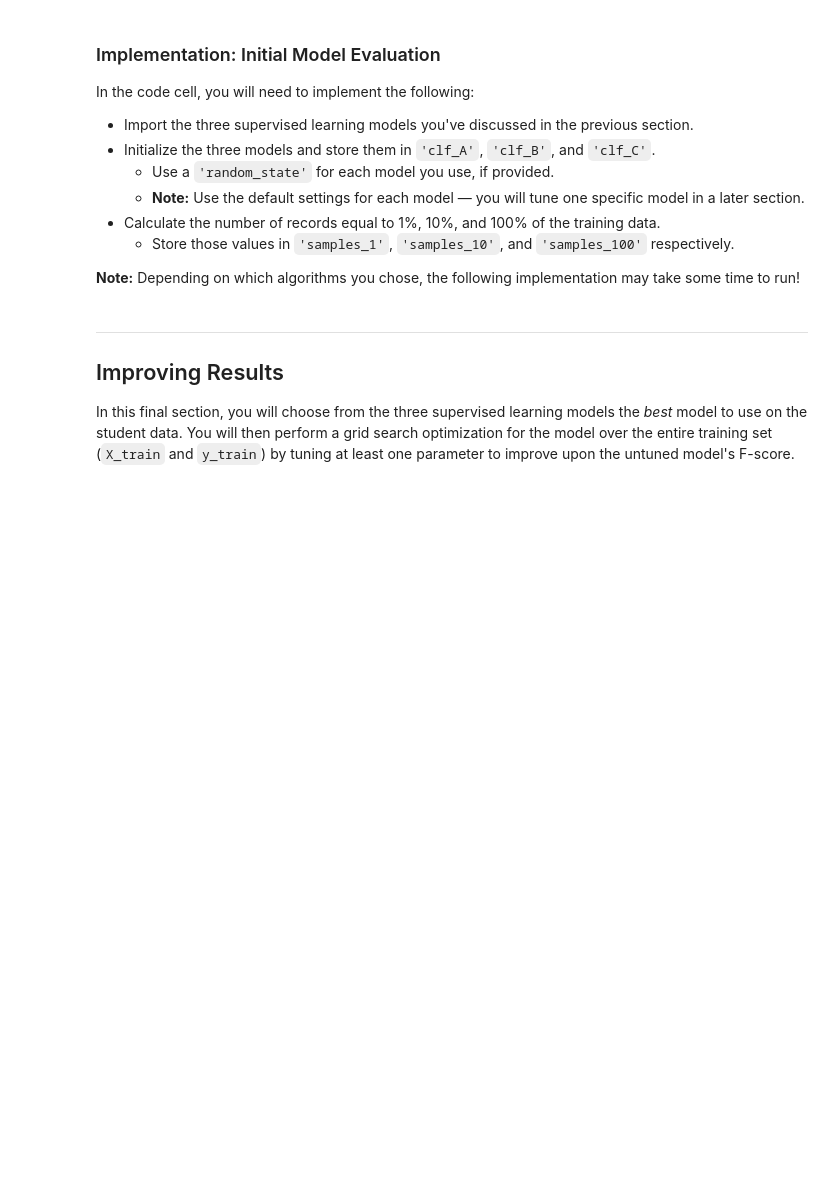
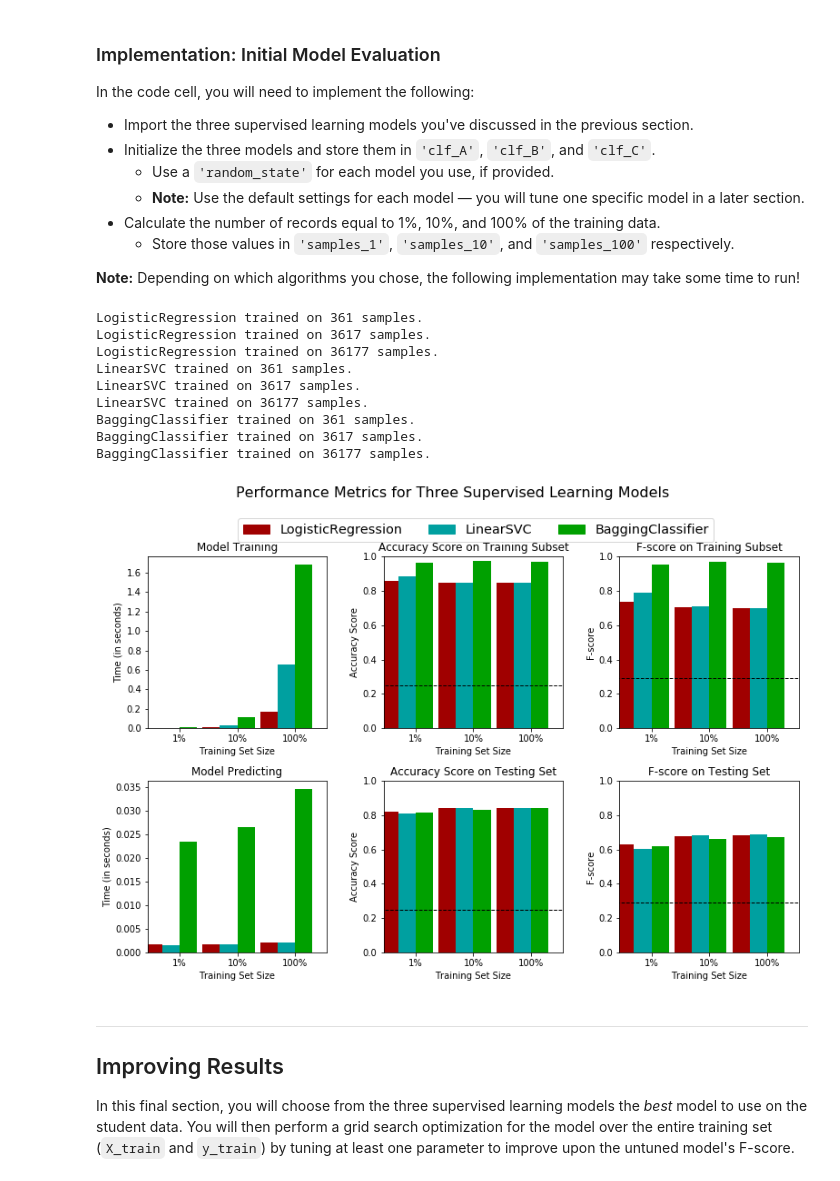
Before and after one commit to kbobrowski/machine-learning, a Jupyter notebook: projects/finding_donors/finding_donors.ipynb, the cells around one changed output. Saved outputs shown, nothing was run; the diff lists cells and outputs as text; code cells hidden in the pictures; blank space fills up the shorter version.

```diff
--- a/projects/finding_donors/finding_donors.ipynb
+++ b/projects/finding_donors/finding_donors.ipynb
@@ -295,6 +312,8 @@ In the code block below, you will need to implement the following:
    - Make sure that you set the `beta` parameter!
 # %%
 # TODO: Import two metrics from sklearn - fbeta_score and accuracy_score
+from sklearn.metrics import fbeta_score, accuracy_score
+from sklearn.utils import multiclass
 
 def train_predict(learner, sample_size, X_train, y_train, X_test, y_test):
     '''
@@ -311,33 +330,34 @@ def train_predict(learner, sample_size, X_train, y_train, X_test, y_test):
 
     # TODO: Fit the learner to the training data using slicing with 'sample_size' using .fit(training_features[:], training_labels[:])
     start = time() # Get start time
-    learner = None
+    multiclass.check_classification_targets(y_train[:sample_size])
+    learner = learner.fit(X_train[:sample_size], y_train[:sample_size])
     end = time() # Get end time
 
     # TODO: Calculate the training time
-    results['train_time'] = None
+    results['train_time'] = end-start
 
     # TODO: Get the predictions on the test set(X_test),
     #       then get predictions on the first 300 training samples(X_train) using .predict()
     start = time() # Get start time
-    predictions_test = None
-    predictions_train = None
+    predictions_test = learner.predict(X_test)
+    predictions_train = learner.predict(X_train[:300])
     end = time() # Get end time
 
     # TODO: Calculate the total prediction time
-    results['pred_time'] = None
+    results['pred_time'] = end-start
 
     # TODO: Compute accuracy on the first 300 training samples which is y_train[:300]
-    results['acc_train'] = None
+    results['acc_train'] = accuracy_score(y_train[:300], predictions_train[:300])
 
     # TODO: Compute accuracy on test set using accuracy_score()
-    results['acc_test'] = None
+    results['acc_test'] = accuracy_score(y_test, predictions_test)
 
     # TODO: Compute F-score on the the first 300 training samples using fbeta_score()
-    results['f_train'] = None
+    results['f_train'] = fbeta_score(y_train[:300], predictions_train[:300], 0.5)
 
     # TODO: Compute F-score on the test set which is y_test
-    results['f_test'] = None
+    results['f_test'] = fbeta_score(y_test, predictions_test, 0.5)
 
     # Success
     print("{} trained on {} samples.".format(learner.__class__.__name__, sample_size))
@@ -357,31 +377,50 @@ In the code cell, you will need to implement the following:
 **Note:** Depending on which algorithms you chose, the following implementation may take some time to run!
 # %%
 # TODO: Import the three supervised learning models from sklearn
+from sklearn.tree import DecisionTreeClassifier
+from sklearn.naive_bayes import GaussianNB
+from sklearn.ensemble import BaggingClassifier
+from sklearn.neighbors import KNeighborsClassifier
+from sklearn.linear_model import SGDClassifier
+from sklearn.svm import LinearSVC
+from sklearn.linear_model import LogisticRegression
+
 
 # TODO: Initialize the three models
-clf_A = None
-clf_B = None
-clf_C = None
+clf_A = LogisticRegression()
+clf_B = LinearSVC()
+clf_C = BaggingClassifier()
 
 # TODO: Calculate the number of samples for 1%, 10%, and 100% of the training data
 # HINT: samples_100 is the entire training set i.e. len(y_train)
 # HINT: samples_10 is 10% of samples_100 (ensure to set the count of the values to be `int` and not `float`)
 # HINT: samples_1 is 1% of samples_100 (ensure to set the count of the values to be `int` and not `float`)
-samples_100 = None
-samples_10 = None
-samples_1 = None
+samples_100 = len(y_train)
+samples_10 = len(y_train) // 10
+samples_1 = len(y_train) // 100
 
 # Collect results on the learners
 results = {}
 for clf in [clf_A, clf_B, clf_C]:
     clf_name = clf.__class__.__name__
     results[clf_name] = {}
     for i, samples in enumerate([samples_1, samples_10, samples_100]):
         results[clf_name][i] = \
         train_predict(clf, samples, X_train, y_train, X_test, y_test)
 
 # Run metrics visualization for the three supervised learning models chosen
 vs.evaluate(results, accuracy, fscore)
+# %% [output]
+LogisticRegression trained on 361 samples.
+LogisticRegression trained on 3617 samples.
+LogisticRegression trained on 36177 samples.
+LinearSVC trained on 361 samples.
+LinearSVC trained on 3617 samples.
+LinearSVC trained on 36177 samples.
+BaggingClassifier trained on 361 samples.
+BaggingClassifier trained on 3617 samples.
+BaggingClassifier trained on 36177 samples.
+[figure, added]
 # %% [markdown]
 ----
 ## Improving Results
```
Also changed, not shown: parts of 8 cells of this notebook.
